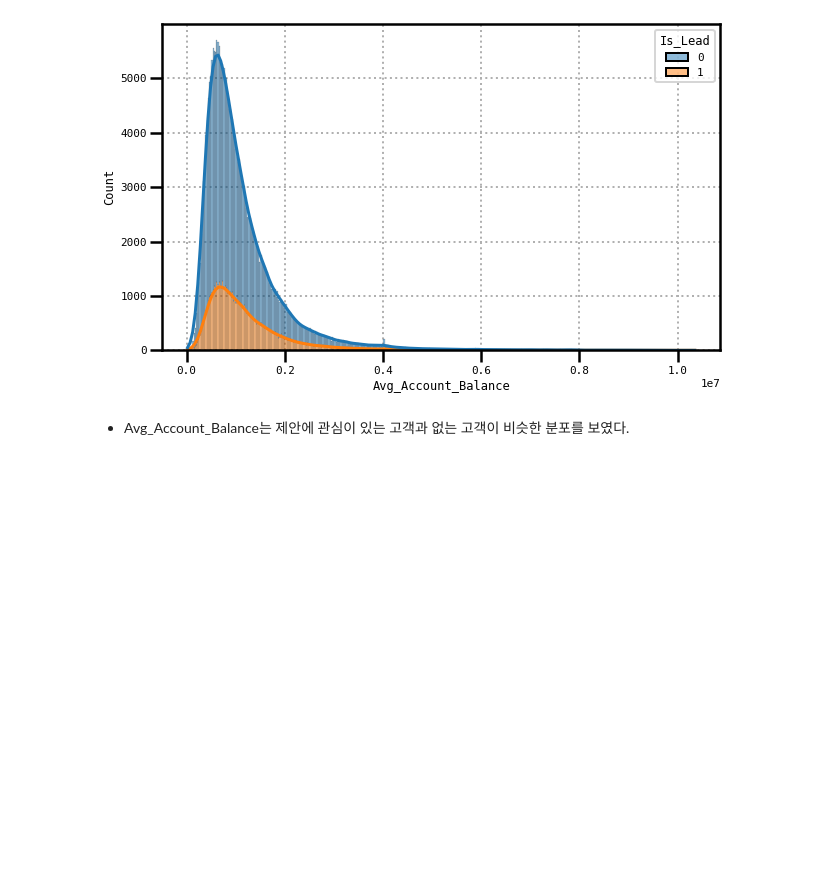
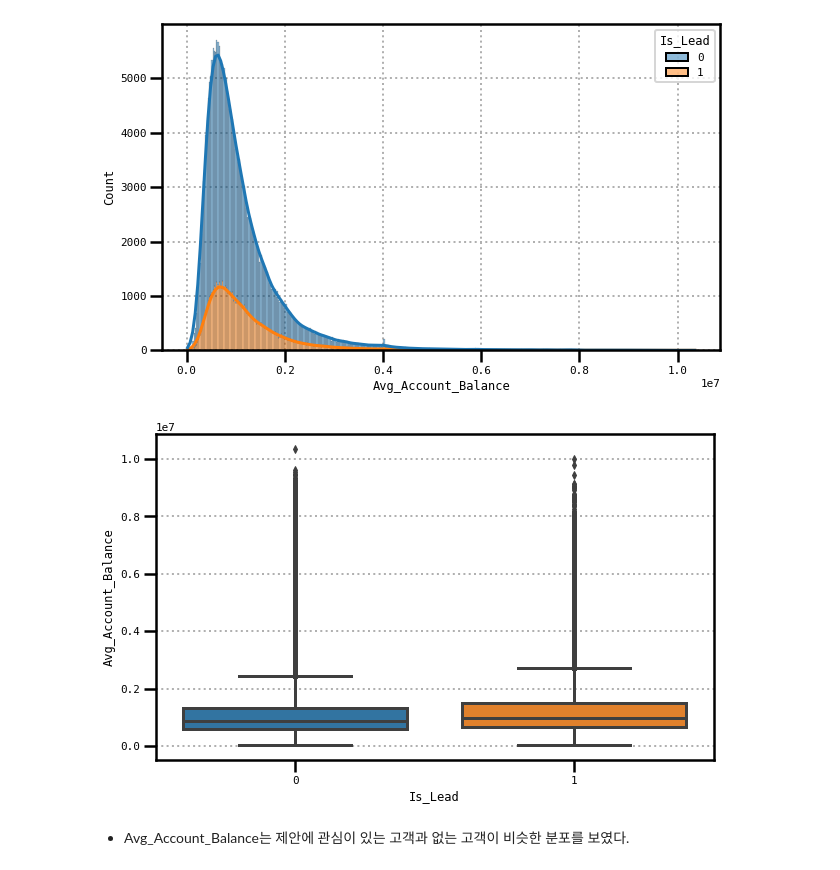
Before and after one commit to Oksusudom/Python_Learning, a Jupyter notebook: improvement.ipynb, the cells around one changed output. Drawn from its saved outputs; the diff is of its cells as text; code cells hidden in the pictures; blank space fills up the shorter version.

```diff
--- a/improvement.ipynb
+++ b/improvement.ipynb
@@ -192,6 +246,13 @@ sns.histplot(data = train_df, x = train_df['Vintage'], hue = "Is_Lead", kde = Tr
 sns.histplot(data = train_df, x = train_df['Avg_Account_Balance'], kde = True, hue = 'Is_Lead', multiple = 'stack');
 # %% [output]
 [figure]
+# %%
+sns.boxplot(x="Is_Lead",  y="Avg_Account_Balance", data=train_df)
+
+plt.xlabel('Is_Lead')
+plt.ylabel('Avg_Account_Balance');
+# %% [output]
+[figure, added]
 # %% [markdown]
 - Avg_Account_Balance는 제안에 관심이 있는 고객과 없는 고객이 비슷한 분포를 보였다.
 # %%
```
Also changed, not shown: parts of 31 cells of this notebook.
